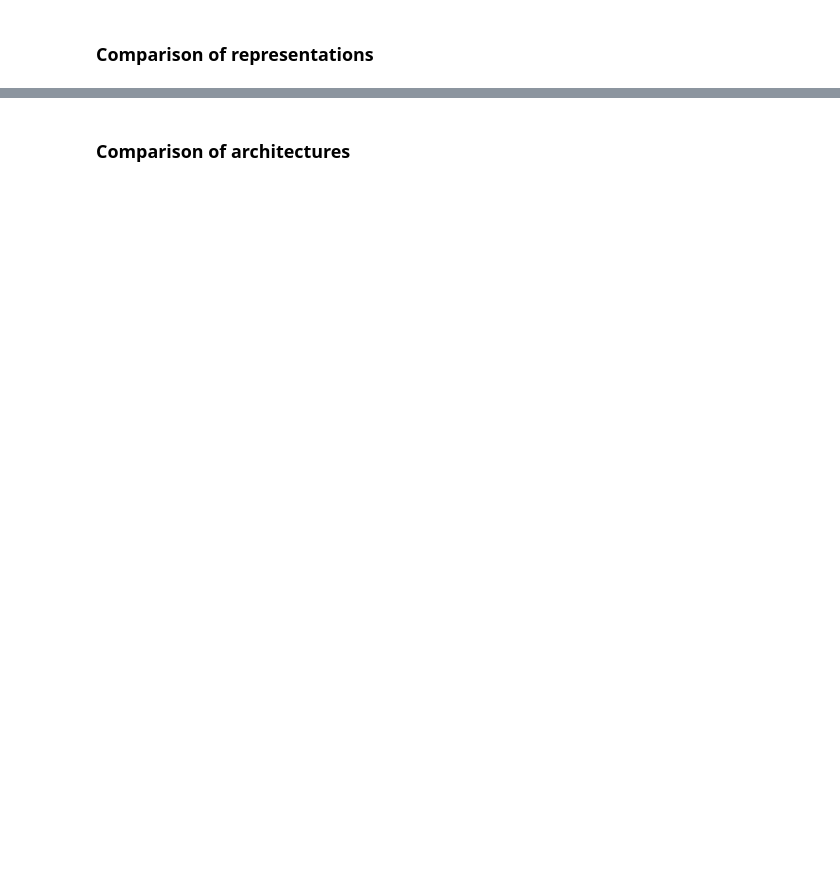
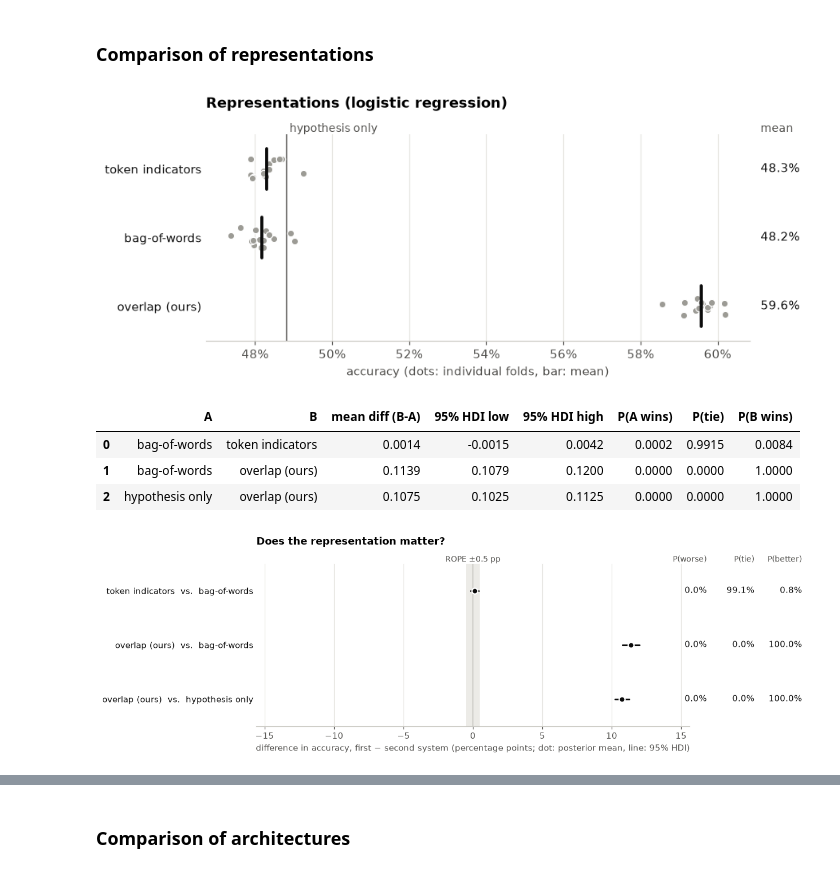
Before and after one commit to maksderylo/nlp1, a Jupyter notebook: part1/project.ipynb, the cells around one changed output, grey strips where cells are left out. Saved outputs shown, nothing was run; the diff lists cells and outputs as text; code cells hidden in the pictures; blank space fills up the shorter version.

```diff
--- a/part1/project.ipynb
+++ b/part1/project.ipynb
@@ -625,5 +770,23 @@ Bag-of-words plus features that relate premise and hypothesis, which bag-of-word
 # %% [markdown]
 ### Comparison of representations
 # %%
-# plot the accuracies and compare with ROPE
+part1.nli.plot_accuracies(representation_accuracies, title="Representations (logistic regression)",
+                          reference_lines={"hypothesis only": np.mean(baseline_accuracies["hypothesis only"])},
+                          save_to=FIG_DIR / "representations_accuracy.png")
+
+representation_comparison = part1.nli.compare({**baseline_accuracies, **representation_accuracies}, [
+    ("bag-of-words", "token indicators"),  # does counting tokens matter, or only whether they occur?
+    ("bag-of-words", "overlap (ours)"),     # our representation vs. the tutorial's
+    ("hypothesis only", "overlap (ours)"),  # do we beat the bar set by the baselines?
+], ROPE, runs=len(SEEDS))
+display(representation_comparison.round(4))
+part1.nli.plot_comparisons(representation_comparison, ROPE, title="Does the representation matter?",
+                           save_to=FIG_DIR / "representations_comparison.png")
+# %% [output]
+[figure, added]
+|  | A | B | mean diff (B-A) | 95% HDI low | 95% HDI high | P(A wins) | P(tie) | P(B wins) |
+| 0 | bag-of-words | token indicators | 0.0014 | -0.0015 | 0.0042 | 0.0002 | 0.9915 | 0.0084 |
+| 1 | bag-of-words | overlap (ours) | 0.1139 | 0.1079 | 0.1200 | 0.0000 | 0.0000 | 1.0000 |
+| 2 | hypothesis only | overlap (ours) | 0.1075 | 0.1025 | 0.1125 | 0.0000 | 0.0000 | 1.0000 |
+[figure, added]
 # %% [markdown]
```
Also changed, not shown: parts of 50 cells of this notebook, 2 other files.
